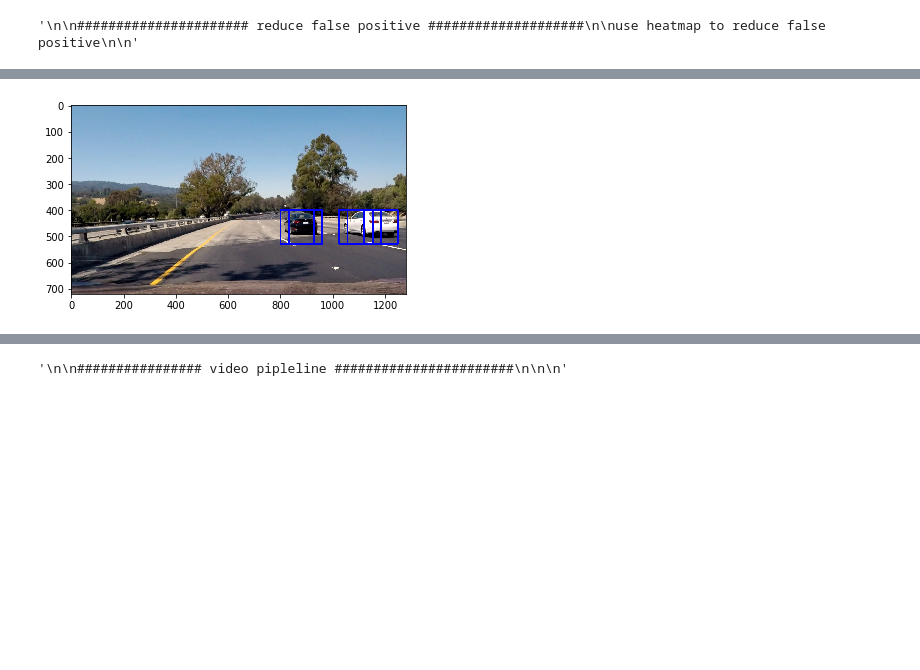
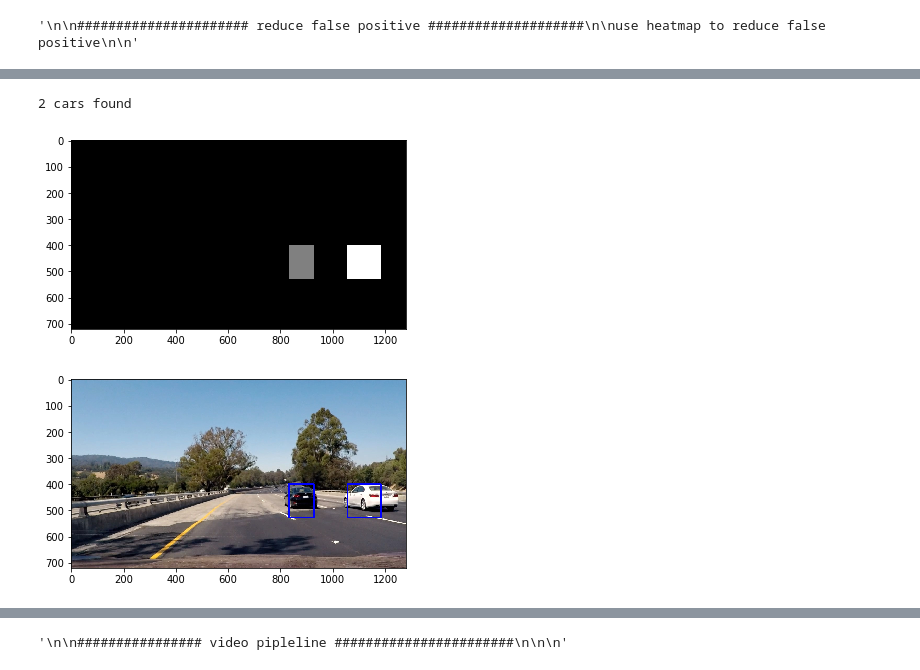
Before and after one commit to byronrwth/Udacity-SelfDrivingCar-ND-Term1, a Jupyter notebook: ComputerVision/P5-VehicleDetection/P5.ipynb, the cells around one changed output, grey strips where cells are left out. Saved outputs shown, nothing was run; the diff lists cells and outputs as text; code cells hidden in the pictures; blank space fills up the shorter version.

```diff
--- a/ComputerVision/P5-VehicleDetection/P5.ipynb
+++ b/ComputerVision/P5-VehicleDetection/P5.ipynb
@@ -2278,7 +2278,7 @@ def find_cars(img,scale):
                 ytop_draw = np.int(ytop*scale)
                 win_draw = np.int(window*scale)
                 bbox = ((xbox_left+xstart, ytop_draw+ystart),(xbox_left+win_draw+xstart,ytop_draw+win_draw+ystart))
-                cv2.rectangle(draw_img,(xbox_left, ytop_draw+ystart),(xbox_left+win_draw,ytop_draw+win_draw+ystart),(0,0,255),6)
+                #cv2.rectangle(draw_img,(xbox_left, ytop_draw+ystart),(xbox_left+win_draw,ytop_draw+win_draw+ystart),(0,0,255),6)
 
                 #window_list.append(bbox)
                 # window_list.append(((xbox_left+xstart, ytop_draw+ystart),(xbox_left+win_draw+xstart,ytop_draw+win_draw+ystart)))
@@ -2387,29 +2417,39 @@ draw_img = draw_labeled_bboxes(np.copy(out_img), labels)
 # %%
 img = mpimg.imread('test_images/test4.jpg')
 
 
 #scale = 1.5  # 10 windows
 #scale = 1  # 13 windows
 #scale = 0.5 # 14
 scale = 2  # 5 windows
 
 out_img, heat_map = find_cars(img, scale)
 
 
 plt.imshow(out_img)
 
 # Apply threshold to help remove false positives
-threshold_heat_map = apply_threshold(heat_map,4)
+threshold_heat_map = apply_threshold(heat_map,1)
 #heat = apply_threshold(heat,2)
 
 # Visualize the heatmap when displaying
 threshold_heat_map = np.clip(threshold_heat_map, 0, 255)
 
 # Find final boxes from heatmap using label function
 labels = label(threshold_heat_map)
+
+print(labels[1], 'cars found')
+plt.imshow(labels[0], cmap='gray')
+plt.show()
+
 draw_img = draw_labeled_bboxes(np.copy(out_img), labels)
+
+plt.imshow(draw_img)
+plt.show()
 # %% [output]
+2 cars found
-[figure, old version]
+[figure, new version]
+[figure, added]
 # %%
 img = mpimg.imread('test_images/test5.jpg')
 
```
Also changed, not shown: parts of 7 cells of this notebook.
